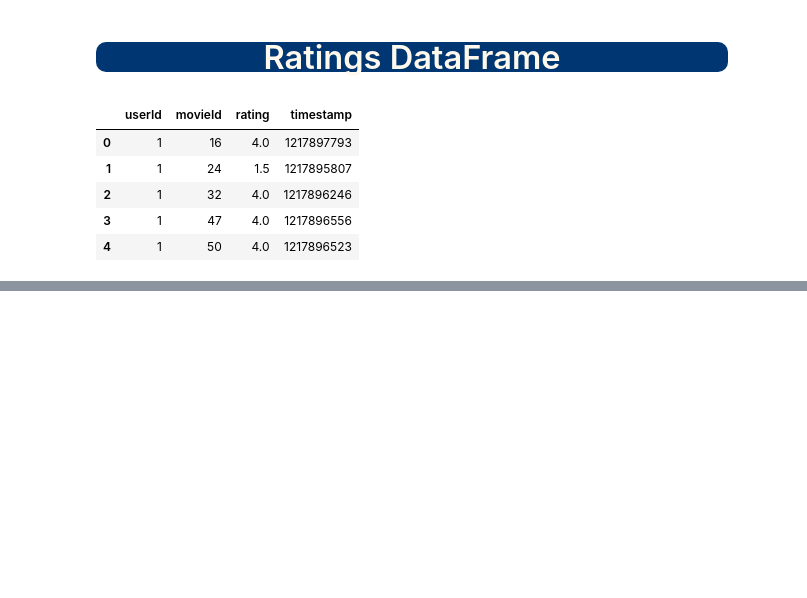
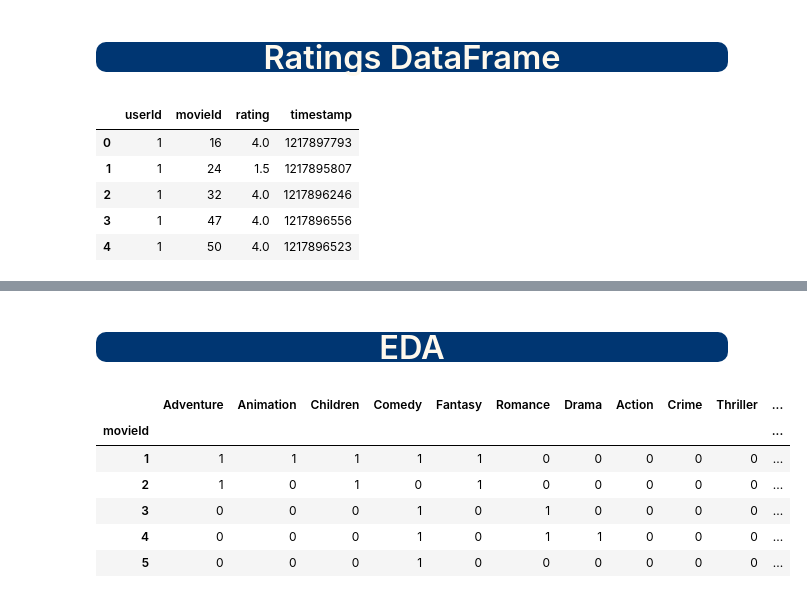
Before and after one commit to Brice-Vergnou/movie_recommendation, a Jupyter notebook: eda.ipynb, the cells around one changed output, grey strips where cells are left out. Drawn from its saved outputs; the diff is of its cells as text; code cells hidden in the pictures; blank space fills up the shorter version.

```diff
--- a/eda.ipynb
+++ b/eda.ipynb
@@ -155,0 +179,13 @@ ratings_df.head()
+# %% [markdown]
+## <p style="background-color:#003672;font-family:newtimeroman;color:#FFF9ED;font-size:150%;text-align:center;border-radius:10px 10px;">EDA</p>
+# %%
+genre_df = movie_df.drop(columns="Year", axis=1)
+genre_df.head()
+# %% [output]
+|  | Adventure | Animation | Children | Comedy | Fantasy | Romance | Drama | Action | Crime | Thriller | ... |
+| movieId |  |  |  |  |  |  |  |  |  |  | ... |
+| 1 | 1 | 1 | 1 | 1 | 1 | 0 | 0 | 0 | 0 | 0 | ... |
+| 2 | 1 | 0 | 1 | 0 | 1 | 0 | 0 | 0 | 0 | 0 | ... |
+| 3 | 0 | 0 | 0 | 1 | 0 | 1 | 0 | 0 | 0 | 0 | ... |
+| 4 | 0 | 0 | 0 | 1 | 0 | 1 | 1 | 0 | 0 | 0 | ... |
+| 5 | 0 | 0 | 0 | 1 | 0 | 0 | 0 | 0 | 0 | 0 | ... |
```
Also changed, not shown: parts of 5 cells of this notebook.
